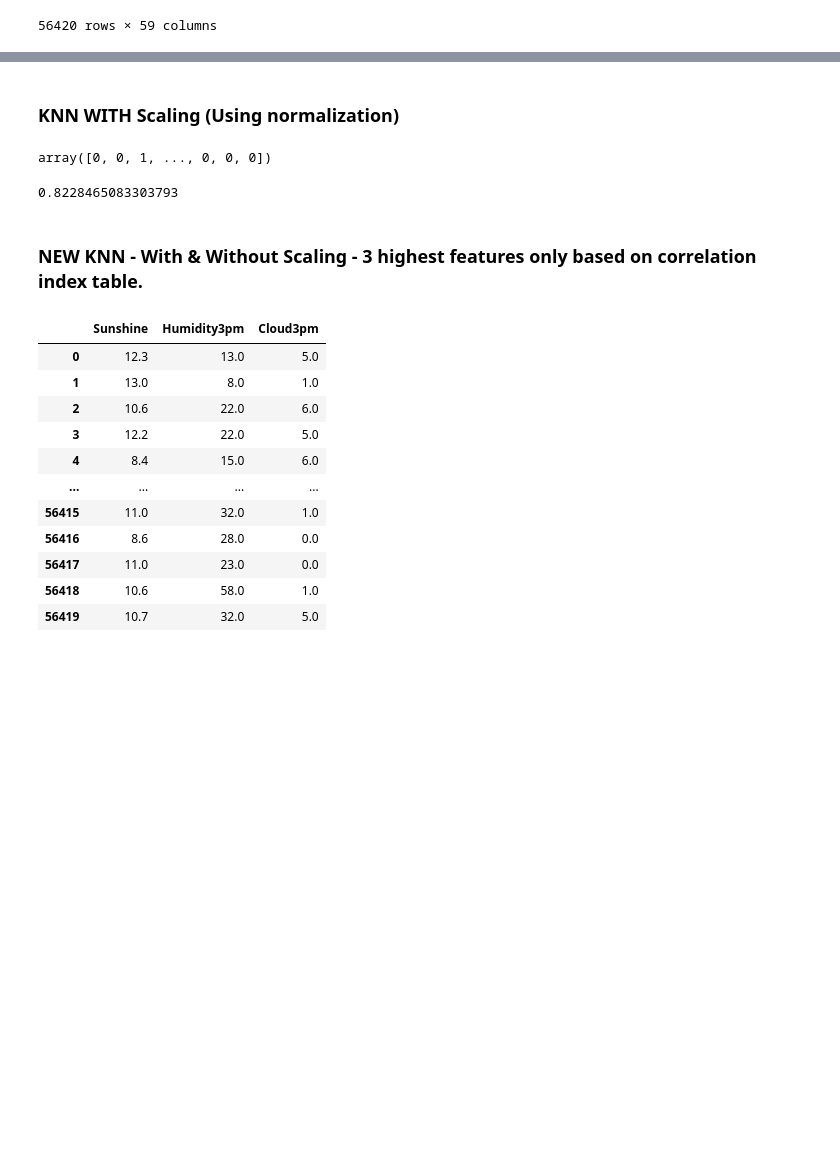
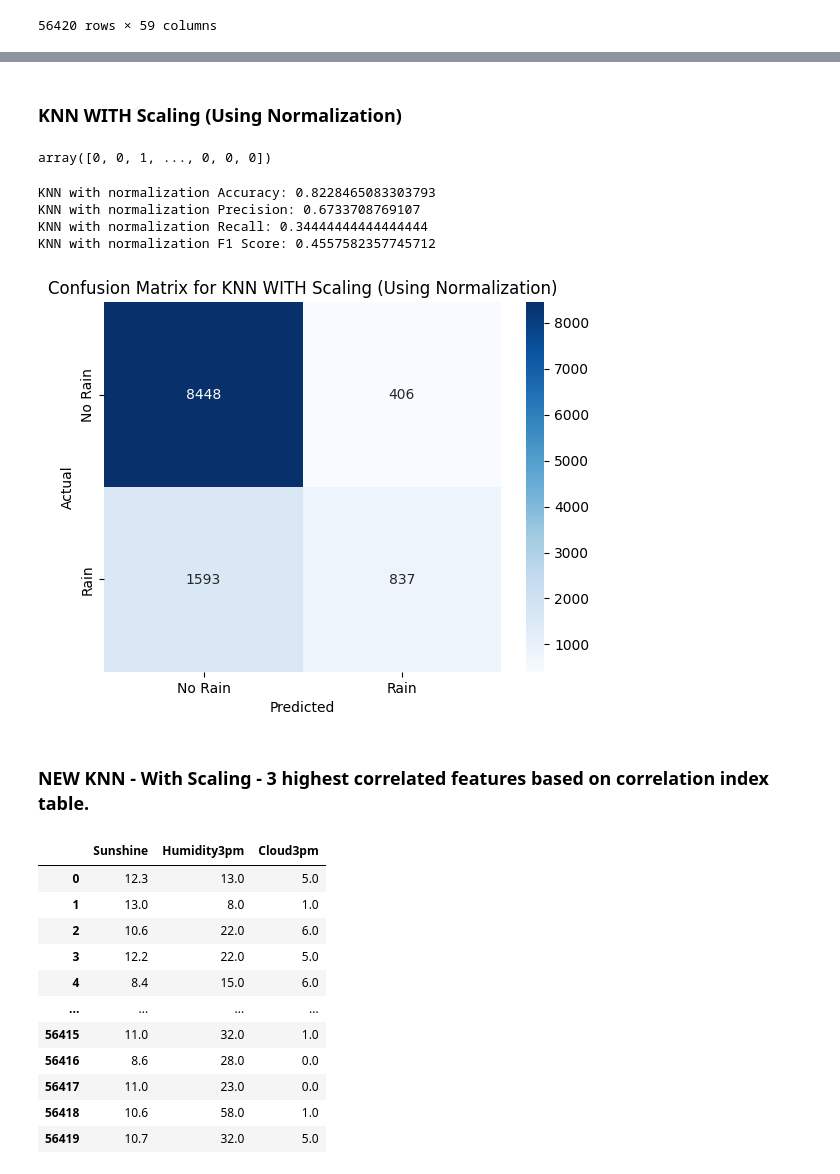
Before and after one commit to Marc-Bouche/rain-in-australia-supervised-learning, a Jupyter notebook: ORIGINAL.ipynb, the cells around one changed output, grey strips where cells are left out. Saved outputs shown, nothing was run; the diff lists cells and outputs as text; code cells hidden in the pictures; blank space fills up the shorter version.

```diff
--- a/ORIGINAL.ipynb
+++ b/ORIGINAL.ipynb
@@ -347,5 +375,5 @@ knn.score(X_test, y_test)
 # %% [markdown]
-### KNN WITH Scaling (Using normalization)
+### KNN WITH Scaling (Using Normalization)
 # %%
 scaler = MinMaxScaler()
 scaler.fit(X_train)
@@ -354,17 +382,42 @@ X_test_scaled = scaler.transform(X_test)
 
 knn = KNeighborsClassifier(n_neighbors=15)
 knn.fit(X_train_scaled, y_train)
-pred = knn.predict(X_test_scaled)
+pred2 = knn.predict(X_test_scaled)
 # %%
 y_test.values
 # %% [output]
 array([0, 0, 1, ..., 0, 0, 0])
-# %%
-knn.score(X_test_scaled, y_test)
-# %% [output]
-0.8228465083303793
+# %%
+# Accuracy, Precision, Recall, F1 Score (for binary classification)
+
+accuracy = accuracy_score(y_test, pred2)
+precision = precision_score(y_test, pred2)
+recall = recall_score(y_test, pred2)
+f1 = f1_score(y_test, pred2)
+
+print("KNN with normalization Accuracy:", accuracy)
+print("KNN with normalization Precision:", precision)
+print("KNN with normalization Recall:", recall)
+print("KNN with normalization F1 Score:", f1)
+
+
+# Generate the confusion matrix
+conf_matrix_KNN_s = confusion_matrix(y_test, pred2)
+
+# Confusion matrix visualization
+sns.heatmap(conf_matrix_KNN_s, annot=True, fmt="d", cmap="Blues", xticklabels=["No Rain", "Rain"], yticklabels=["No Rain", "Rain"])
+plt.xlabel("Predicted")
+plt.ylabel("Actual")
+plt.title("Confusion Matrix for KNN WITH Scaling (Using Normalization)")
+plt.show()
+# %% [output]
+KNN with normalization Accuracy: 0.8228465083303793
+KNN with normalization Precision: 0.6733708769107
+KNN with normalization Recall: 0.34444444444444444
+KNN with normalization F1 Score: 0.4557582357745712
+[figure, added]
 # %% [markdown]
-### NEW KNN - With & Without Scaling - 3 highest features only based on correlation index table.
+### NEW KNN - With Scaling - 3 highest correlated features based on correlation index table.
 # %%
 features = df_numeric.drop(columns = ['RainTomorrow','RainToday','MinTemp','Rainfall','Evaporation','WindGustSpeed','WindSpeed9am','WindSpeed3pm','Humidity9am','Pressure9am',
                                       'Cloud9am','Temp3pm','WindGustDir_ENE','WindGustDir_ESE','WindGustDir_N','WindGustDir_NE','WindGustDir_NNE','WindGustDir_NNW',
```
Also changed, not shown: parts of 43 cells of this notebook.
